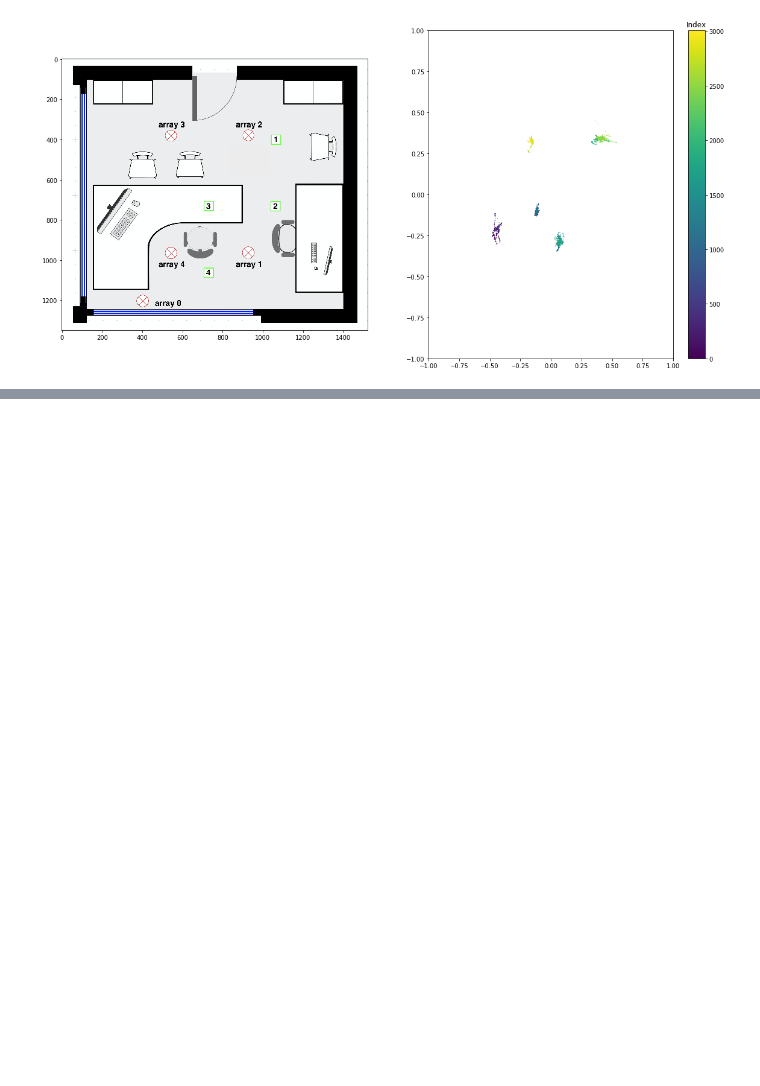
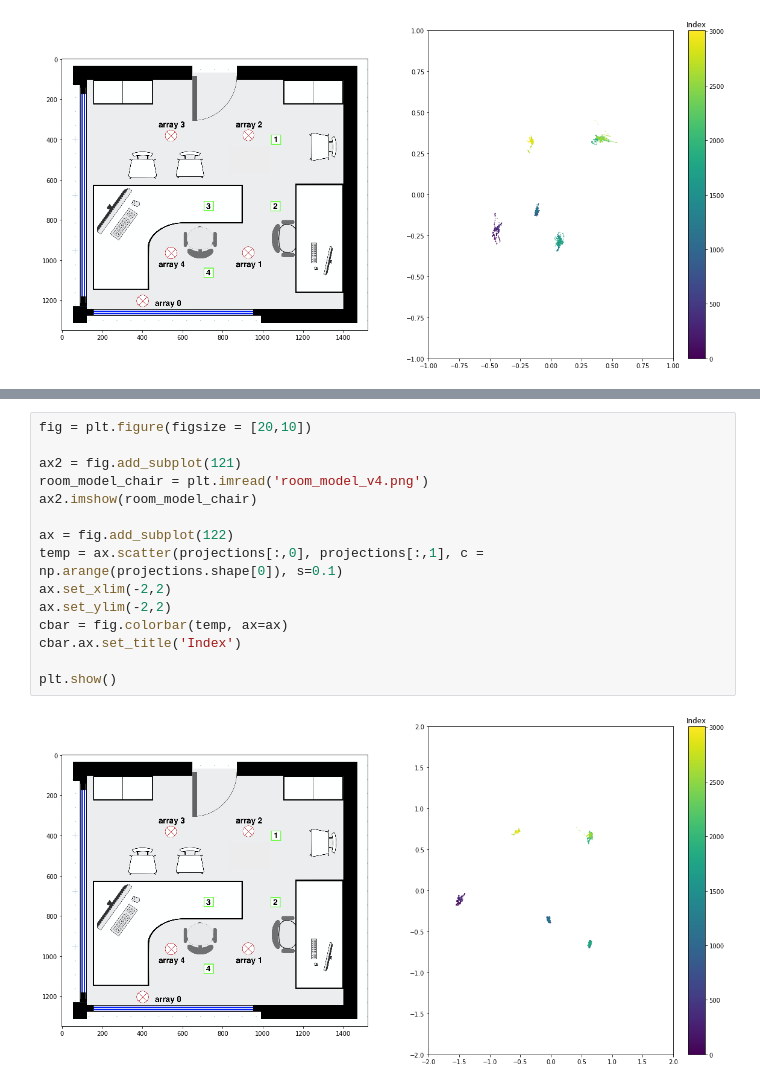
Before and after one commit to ArdelAlegre1/SoundMapping, a Jupyter notebook: Analysis/notebooks/SPE_1230-data_stitching.ipynb, the cells around one changed output, grey strips where cells are left out. Cells and saved outputs as stored; diff of their text form; blank space fills up the shorter version.

```diff
--- a/Analysis/notebooks/SPE_1230-data_stitching.ipynb
+++ b/Analysis/notebooks/SPE_1230-data_stitching.ipynb
@@ -163,0 +232,17 @@ plt.show()
+# %%
+fig = plt.figure(figsize = [20,10])
+
+ax2 = fig.add_subplot(121)
+room_model_chair = plt.imread('room_model_v4.png')
+ax2.imshow(room_model_chair)
+
+ax = fig.add_subplot(122)
+temp = ax.scatter(projections[:,0], projections[:,1], c = np.arange(projections.shape[0]), s=0.1)
+ax.set_xlim(-2,2)
+ax.set_ylim(-2,2)
+cbar = fig.colorbar(temp, ax=ax)
+cbar.ax.set_title('Index')
+
+plt.show()
+# %% [output]
+[figure, added]
```
Also changed, not shown: parts of 10 cells of this notebook, 3 other files.
